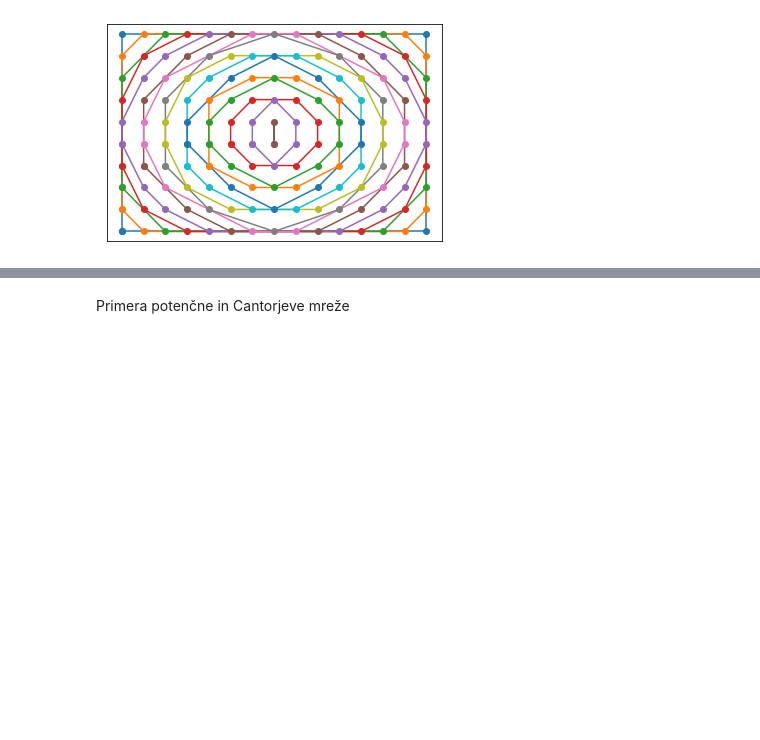
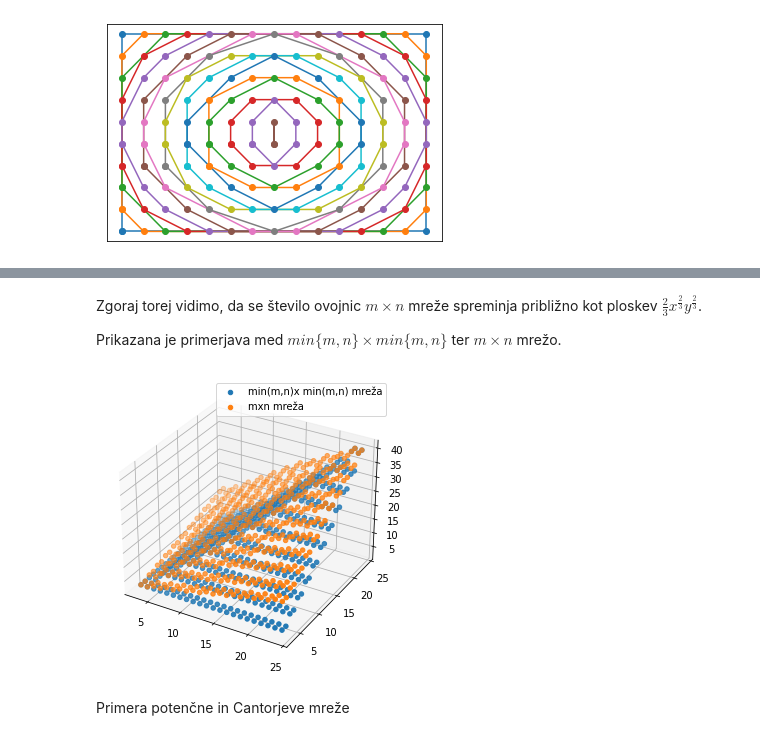
Before and after one commit to mitja-mandic/grid-peeling, a Jupyter notebook: vizualizacija.ipynb, the cells around one changed output, grey strips where cells are left out. Drawn from its saved outputs; the diff is of its cells as text; code cells hidden in the pictures; blank space fills up the shorter version.

```diff
--- a/vizualizacija.ipynb
+++ b/vizualizacija.ipynb
@@ -154,3 +148,31 @@ fitted prameters [0.69769311 0.64310685 0.64310685]
+# %% [markdown]
+Zgoraj torej vidimo, da se število ovojnic $m\times n$ mreže spreminja približno kot ploskev $\frac{2}{3}x^{\frac{2}{3}}y^{\frac{2}{3}}$.
+
+
+
+Prikazana je primerjava med $min\{m,n\}\times min\{m,n\}$ ter $m\times n$ mrežo.
+# %%
+def test_mxn(m,n):
+    seznam = []
+    for i in range(3,m):
+        for j in range(3,n):
+            min_mn = enakomerna_mreza(min(i,j),min(i,j))
+            navadna = enakomerna_mreza(i,j)
+            seznam.append((i,j,grid_peel_graham(min_mn)[0],grid_peel_graham(navadna)[0]))
+    return seznam
+sez_test = test_mxn(25,25)
+# %%
+x,y,z1,z2 = zip(*sez_test)
+
+fig = plt.figure()
+ax = Axes3D(fig)
+
+ax.scatter(x,y,z1, label = "min(m,n)x min(m,n) mreža")
+ax.scatter(x,y,z2, label = "mxn mreža")
+plt.legend()
+plt.show()
+# %% [output]
+[figure, added]
 # %% [markdown]
 Primera potenčne in Cantorjeve mreže
 # %%
```
Also changed, not shown: parts of 12 cells of this notebook.
